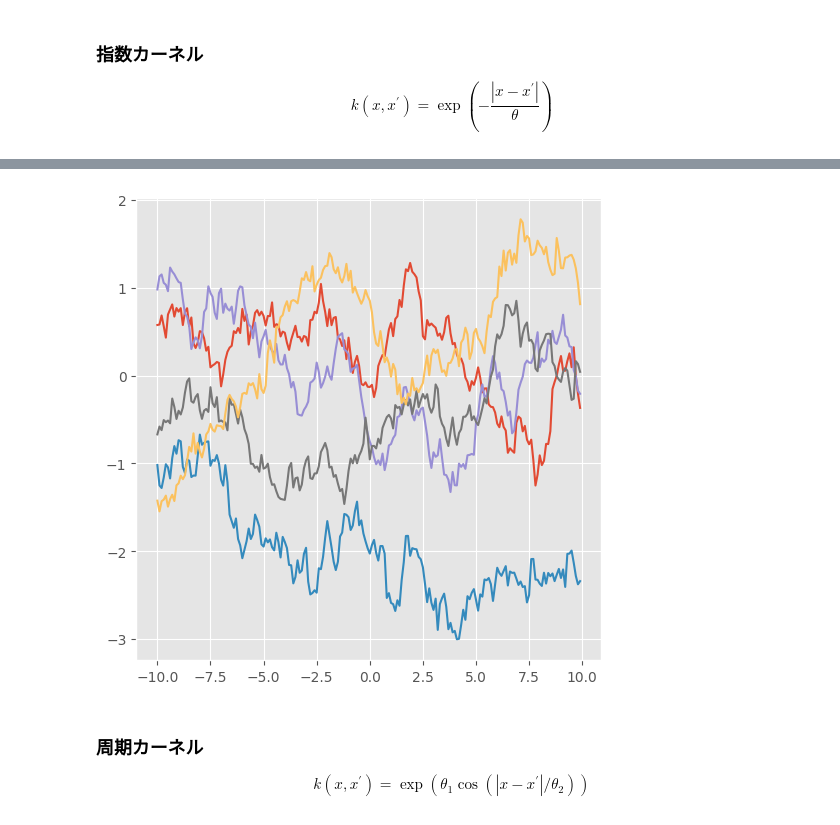
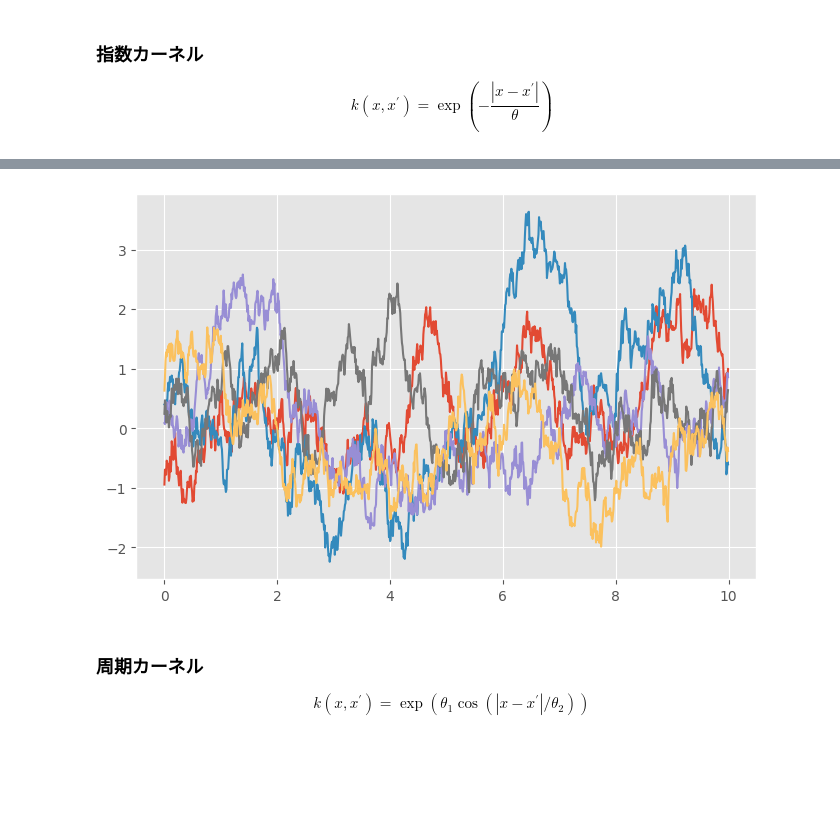
Before and after one commit to LABO-M/Gaussian_process, a Jupyter notebook: Gaussian_Process_Chapter3.ipynb, the cells around one changed output, grey strips where cells are left out. Cells and saved outputs as stored; diff of their text form; code cells hidden in the pictures; blank space fills up the shorter version.

```diff
--- a/Gaussian_Process_Chapter3.ipynb
+++ b/Gaussian_Process_Chapter3.ipynb
@@ -234,0 +255,30 @@ $$
+# %%
+import numpy as np
+import matplotlib.pyplot as plt
+
+# パラメータの設定
+k = 1.0  # ボルツマン定数 k
+D = 0.5  # 熱浴の温度定数 D
+dt = 0.01  # 時間刻み幅
+T = 30.0  # シミュレーション時間
+N = int(T / dt)  # シミュレーションのステップ数
+
+# 初期条件
+x0 = 2.0  # 初期値 x(0)
+t = np.zeros(N)  # 時間の配列
+x = np.zeros(N)  # xの値の配列
+x[0] = x0
+
+# シミュレーション
+for i in range(N-1):
+    dW = np.random.normal(0, np.sqrt(dt))  # Wiener過程の増分
+    x[i+1] = x[i] - k * x[i] * dt + np.sqrt(D) * dW
+    t[i+1] = t[i] + dt
+
+# グラフのプロット
+plt.plot(t, x)
+plt.xlabel('Time')
+plt.ylabel('x')
+plt.title('Simulation of the Ornstein-Uhlenbeck process')
+plt.grid(True)
+plt.show()
@@ -246,9 +452,9 @@ def compute_kernel(X , Theta_1):
             K[x, x_prime] = kernel(X[x], X[x_prime], Theta_1)
     return K
 # %%
-kai = np.arange(-10 , 10 , 0.1 )
+kai = np.arange(0 , 10 , 0.01 )
 # %%
-K = compute_kernel(kai , Theta_1)
+K = compute_kernel(kai , 1)
 # %%
 fig, ax = plt.subplots(figsize=(6, 6) )
 im = ax.imshow(K)
@@ -258,12 +464,12 @@ plt.show()
 # %%
 mu = 0 * kai
 y = np.random.multivariate_normal(mu, K , 5)
 
-fig, ax = plt.subplots(figsize=(6, 6) )
+fig, ax = plt.subplots(figsize=(8, 5) )
 ax.plot(kai, y.T)
 plt.show()
 # %% [output]
-[figure, old version]
+[figure, new version]
 # %% [markdown]
 ### 周期カーネル
 $$
```
Also changed, not shown: parts of 11 cells of this notebook, 1 other file.
